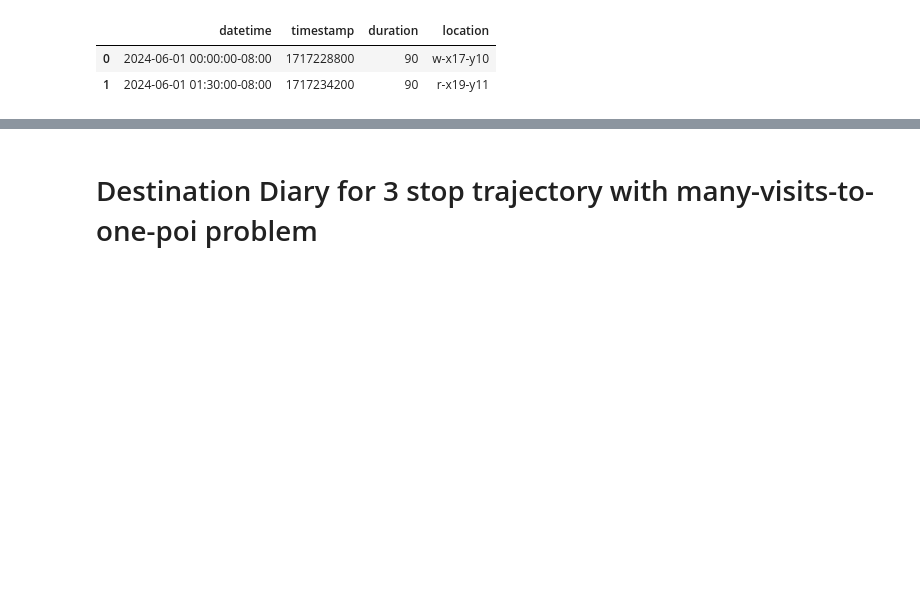
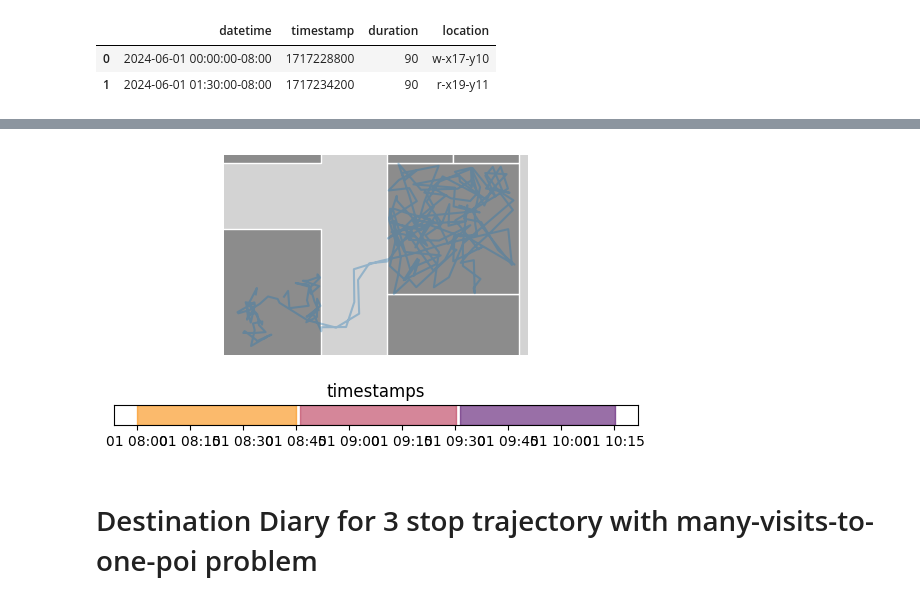
Before and after one commit to Watts-Lab/nomad, a Jupyter notebook: examples/research/robustness-of-algorithms/ta_dbscan_examples_hdbscan_paper.ipynb, the cells around one changed output, grey strips where cells are left out. Saved outputs shown, nothing was run; the diff lists cells and outputs as text; code cells hidden in the pictures; blank space fills up the shorter version.

```diff
--- a/examples/research/robustness-of-algorithms/ta_dbscan_examples_hdbscan_paper.ipynb
+++ b/examples/research/robustness-of-algorithms/ta_dbscan_examples_hdbscan_paper.ipynb
@@ -120,3 +120,26 @@ plt.show()
+# %%
+## Ground truth only
+traj = Charlie.trajectory
+stops = Charlie.diary.dropna()
+
+fig, (ax_map, ax_barcode) = plt.subplots(2, 1, figsize=(6,3.5),gridspec_kw={"height_ratios":[10,1]})
+
+
+
+# Plot colored pings
+plot_pings(traj, ax=ax_map, radius=0.13, alpha=0, base_geometry=city.buildings_gdf, base_geom_color="#8C8C8C", base_geom_background="#D3D3D3")
+ax_map.plot(traj.x, traj.y, alpha=0.35)
+#ax_map.set_axis_off()
+#plot_stops_barcode(stops, ax=ax_barcode, stop_alpha=0.5, cmap=‘inferno_r’, set_xlim=False, timestamp=‘timestamp’)
+plot_stops_barcode(stops, ax=ax_barcode, stop_alpha=0.6, cmap="inferno_r", set_xlim=False, timestamp="timestamp")
+
+ax_barcode.set_title("timestamps")
+plt.tight_layout(pad=2)
+plt.savefig("true_clusters.svg" , format="svg")
+plt.savefig("true_clusters.png" , format="png", dpi=300)
+plt.show()
+# %% [output]
+[figure, added]
 # %% [markdown]
 # Destination Diary for 3 stop trajectory with many-visits-to-one-poi problem
 # %%
```
Also changed, not shown: parts of 6 cells of this notebook, 2 other files.
